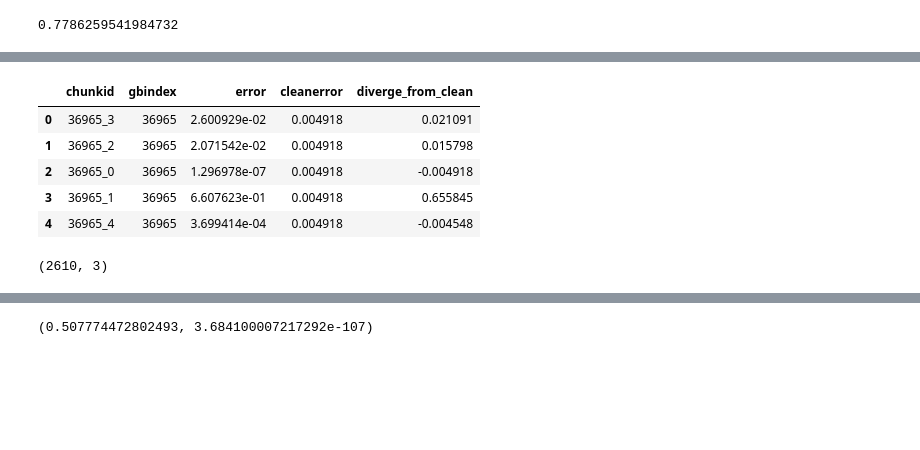
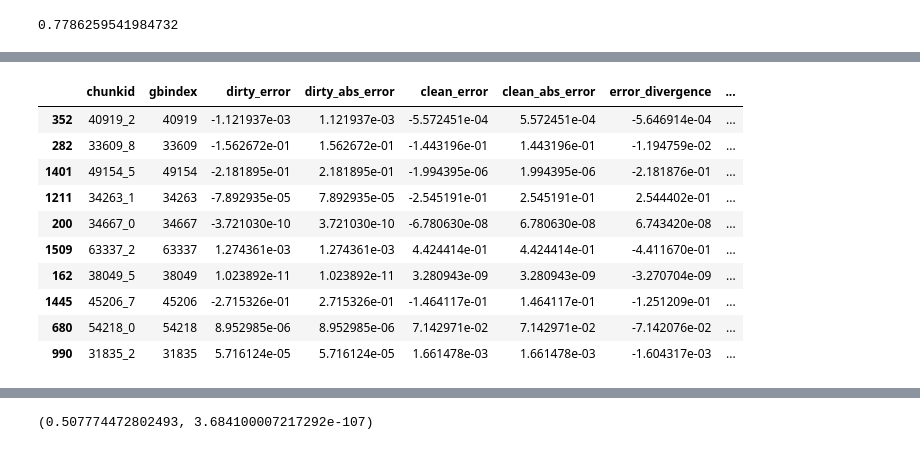
Before and after one commit to tedunderwood/nehuncertainty, a Jupyter notebook: analysis/second_analysis_template.ipynb, the cells around one changed output, grey strips where cells are left out. Cells and saved outputs as stored; diff of their text form; code cells hidden in the pictures; blank space fills up the shorter version.

```diff
--- a/analysis/second_analysis_template.ipynb
+++ b/analysis/second_analysis_template.ipynb
@@ -611,6 +627,6 @@ clean_error = np.abs(clean_y - clean_probabilities)
 # %%
 clean_gbi = [get_gbindex(x) for x in cleanmodelmeta['chunkid']]
 clean_df = pd.DataFrame({'chunkid': cleanmodelmeta['chunkid'], 'gbindex': clean_gbi,
-                         'error': clean_error})
+                         'clean_error': clean_error, 'clean_abs_error': clean_absolute_error})
 # %%
-meanerror = clean_df.groupby('gbindex').mean()['error']
+meandf = clean_df.groupby('gbindex').mean()
@@ -645,13 +661,18 @@ dirty_df.sample(5)
-# %%
-meanerror.rename('cleanerror', inplace = True)
-dirty_df = dirty_df.merge(meanerror, on = 'gbindex')
-dirty_df['diverge_from_clean'] = dirty_df['error'] - dirty_df['cleanerror']
-dirty_df.head()
-# %% [output]
-|  | chunkid | gbindex | error | cleanerror | diverge_from_clean |
-| 0 | 36965_3 | 36965 | 2.600929e-02 | 0.004918 | 0.021091 |
-| 1 | 36965_2 | 36965 | 2.071542e-02 | 0.004918 | 0.015798 |
-| 2 | 36965_0 | 36965 | 1.296978e-07 | 0.004918 | -0.004918 |
-| 3 | 36965_1 | 36965 | 6.607623e-01 | 0.004918 | 0.655845 |
-| 4 | 36965_4 | 36965 | 3.699414e-04 | 0.004918 | -0.004548 |
+# %%
+dirty_df = dirty_df.merge(meandf, on = 'gbindex')
+dirty_df['error_divergence'] = dirty_df['dirty_error'] - dirty_df['clean_error']
+dirty_df['divergence_of_abs_error'] = dirty_df['dirty_abs_error'] - dirty_df['clean_abs_error']
+dirty_df.sample(10)
+# %% [output]
+|  | chunkid | gbindex | dirty_error | dirty_abs_error | clean_error | clean_abs_error | error_divergence | ... |
+| 352 | 40919_2 | 40919 | -1.121937e-03 | 1.121937e-03 | -5.572451e-04 | 5.572451e-04 | -5.646914e-04 | ... |
+| 282 | 33609_8 | 33609 | -1.562672e-01 | 1.562672e-01 | -1.443196e-01 | 1.443196e-01 | -1.194759e-02 | ... |
+| 1401 | 49154_5 | 49154 | -2.181895e-01 | 2.181895e-01 | -1.994395e-06 | 1.994395e-06 | -2.181876e-01 | ... |
+| 1211 | 34263_1 | 34263 | -7.892935e-05 | 7.892935e-05 | -2.545191e-01 | 2.545191e-01 | 2.544402e-01 | ... |
+| 200 | 34667_0 | 34667 | -3.721030e-10 | 3.721030e-10 | -6.780630e-08 | 6.780630e-08 | 6.743420e-08 | ... |
+| 1509 | 63337_2 | 63337 | 1.274361e-03 | 1.274361e-03 | 4.424414e-01 | 4.424414e-01 | -4.411670e-01 | ... |
+| 162 | 38049_5 | 38049 | 1.023892e-11 | 1.023892e-11 | 3.280943e-09 | 3.280943e-09 | -3.270704e-09 | ... |
+| 1445 | 45206_7 | 45206 | -2.715326e-01 | 2.715326e-01 | -1.464117e-01 | 1.464117e-01 | -1.251209e-01 | ... |
+| 680 | 54218_0 | 54218 | 8.952985e-06 | 8.952985e-06 | 7.142971e-02 | 7.142971e-02 | -7.142076e-02 | ... |
+| 990 | 31835_2 | 31835 | 5.716124e-05 | 5.716124e-05 | 1.661478e-03 | 1.661478e-03 | -1.604317e-03 | ... |
 # %%
@@ -665,5 +685,0 @@ chunkerrors = pd.concat([error0, error1, error2, error3, error4, error5], ignore
-# %%
-chunkerrors.drop_duplicates(inplace = True)
-chunkerrors.shape
-# %% [output]
-(2610, 3)
```
Also changed, not shown: parts of 35 cells of this notebook.
